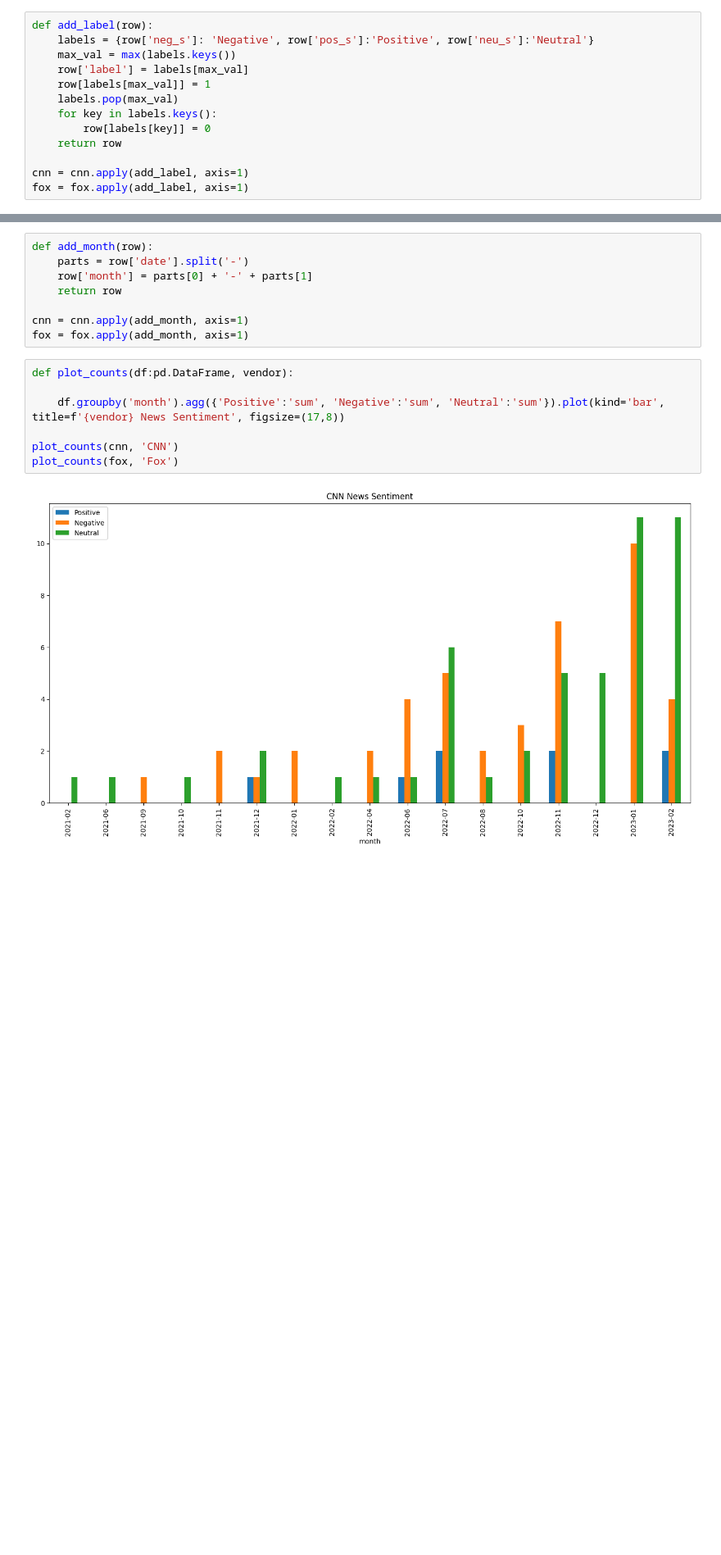
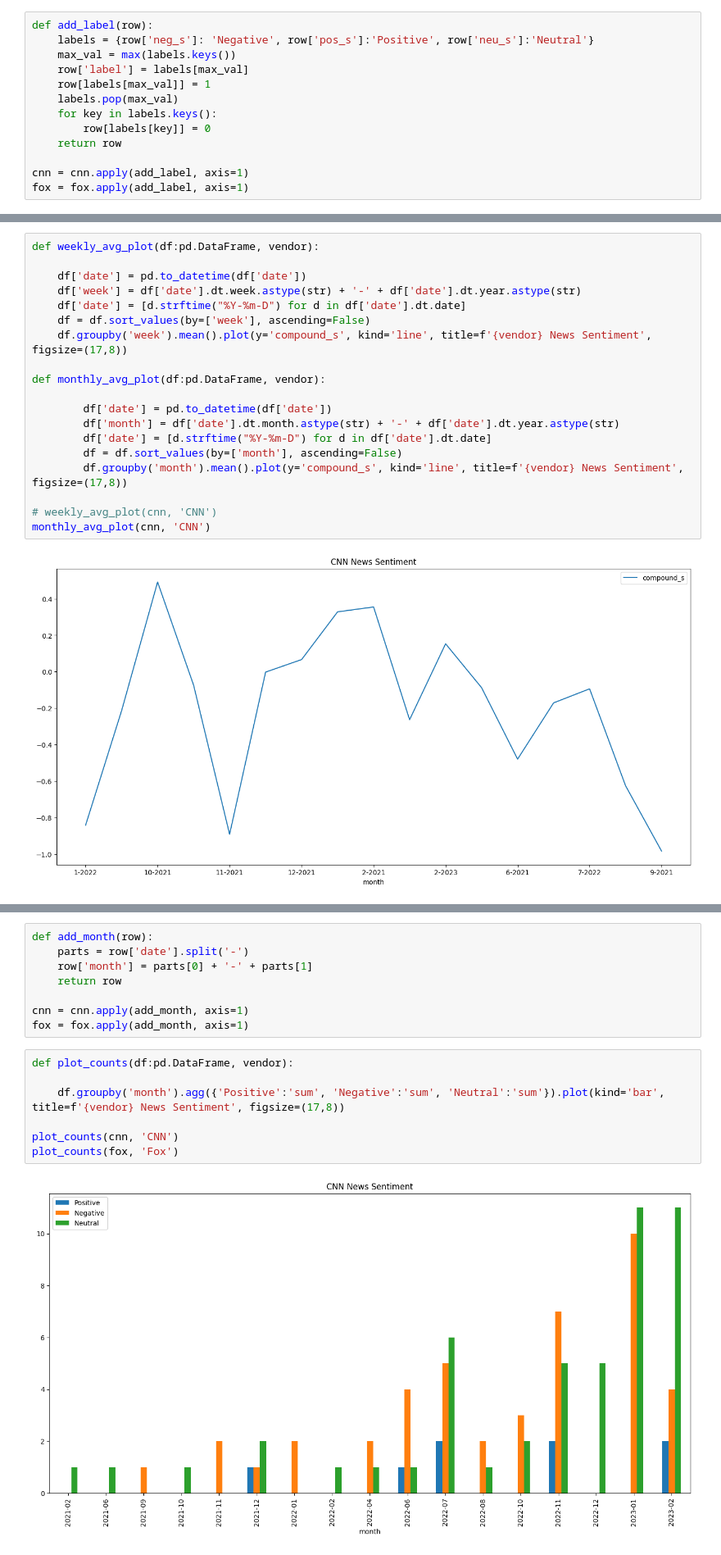
Before and after one commit to idobiran11/senti-trends-nlp, a Jupyter notebook: data/output_data/plot_result.ipynb, the cells around one changed output, grey strips where cells are left out. Shown at 82% size. Saved outputs shown, nothing was run; the diff lists cells and outputs as text; blank space fills up the shorter version.

```diff
--- a/data/output_data/plot_result.ipynb
+++ b/data/output_data/plot_result.ipynb
@@ -62,0 +62,21 @@ joined_plot(cnn, fox, 'CNN', 'Fox')
+# %%
+def weekly_avg_plot(df:pd.DataFrame, vendor):
+
+    df['date'] = pd.to_datetime(df['date'])
+    df['week'] = df['date'].dt.week.astype(str) + '-' + df['date'].dt.year.astype(str)
+    df['date'] = [d.strftime("%Y-%m-D") for d in df['date'].dt.date]
+    df = df.sort_values(by=['week'], ascending=False)
+    df.groupby('week').mean().plot(y='compound_s', kind='line', title=f'{vendor} News Sentiment', figsize=(17,8))
+
+def monthly_avg_plot(df:pd.DataFrame, vendor):
+
+        df['date'] = pd.to_datetime(df['date'])
+        df['month'] = df['date'].dt.month.astype(str) + '-' + df['date'].dt.year.astype(str)
+        df['date'] = [d.strftime("%Y-%m-D") for d in df['date'].dt.date]
+        df = df.sort_values(by=['month'], ascending=False)
+        df.groupby('month').mean().plot(y='compound_s', kind='line', title=f'{vendor} News Sentiment', figsize=(17,8))
+
+# weekly_avg_plot(cnn, 'CNN')
+monthly_avg_plot(cnn, 'CNN')
+# %% [output]
+[figure, added]
```
Also changed, not shown: parts of 8 cells of this notebook.
